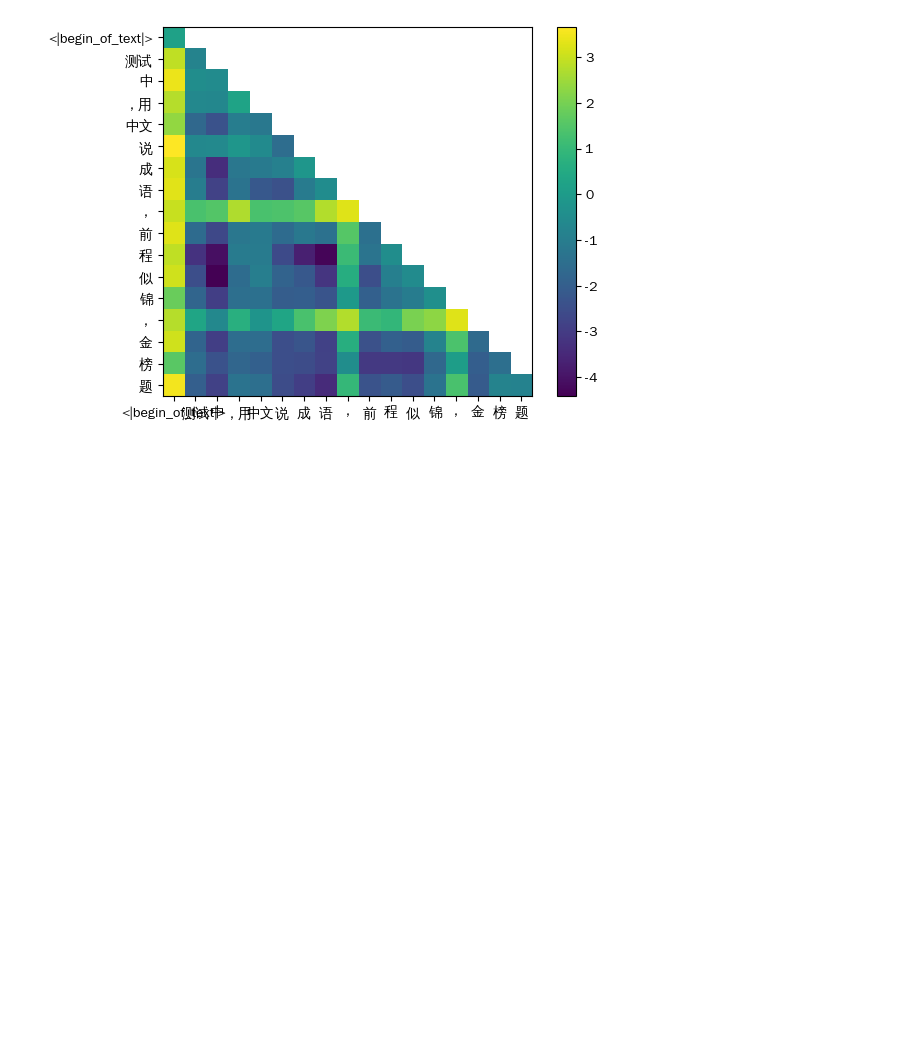
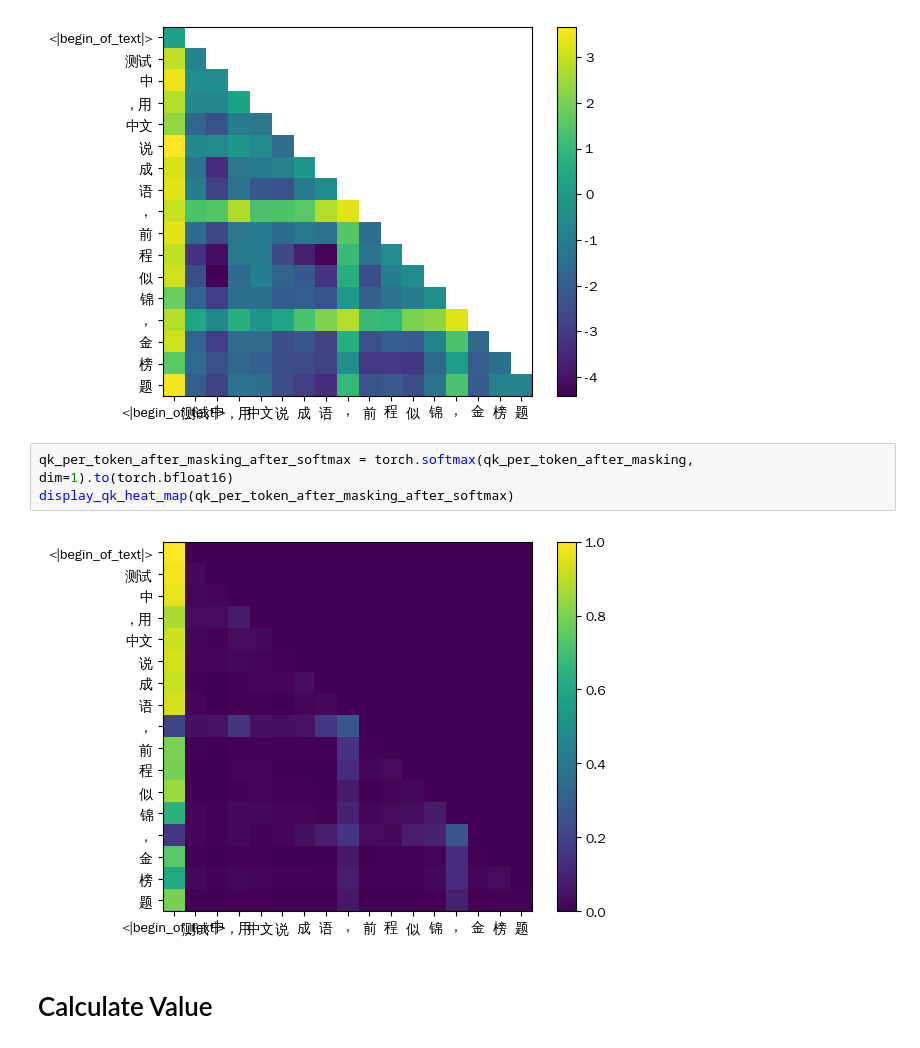
Before and after one commit to taot/newtonai_course, a Jupyter notebook: llama/手搓 Llama 3.2 大模型.ipynb, the cells around one changed output. Cells and saved outputs as stored; diff of their text form; blank space fills up the shorter version.

```diff
--- a/llama/手搓 Llama 3.2 大模型.ipynb
+++ b/llama/手搓 Llama 3.2 大模型.ipynb
@@ -451,3 +451,10 @@ qk_per_token_after_masking = qk_per_token.to("cpu") + mask
 display_qk_heat_map(qk_per_token_after_masking)
 # %% [output]
 [figure]
+# %%
+qk_per_token_after_masking_after_softmax = torch.softmax(qk_per_token_after_masking, dim=1).to(torch.bfloat16)
+display_qk_heat_map(qk_per_token_after_masking_after_softmax)
+# %% [output]
+[figure, added]
+# %% [markdown]
+# Calculate Value
```
Also changed, not shown: parts of 15 cells of this notebook, 1 other file.
